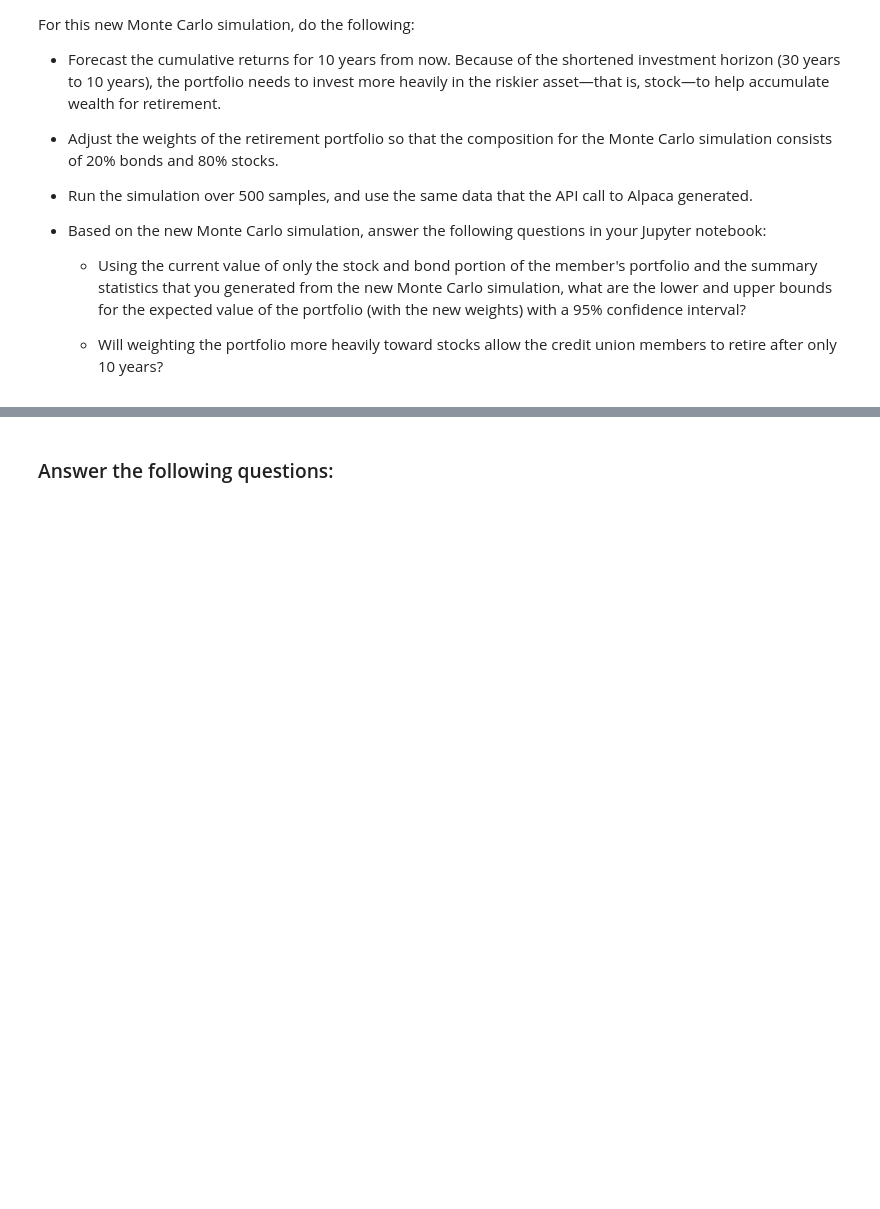
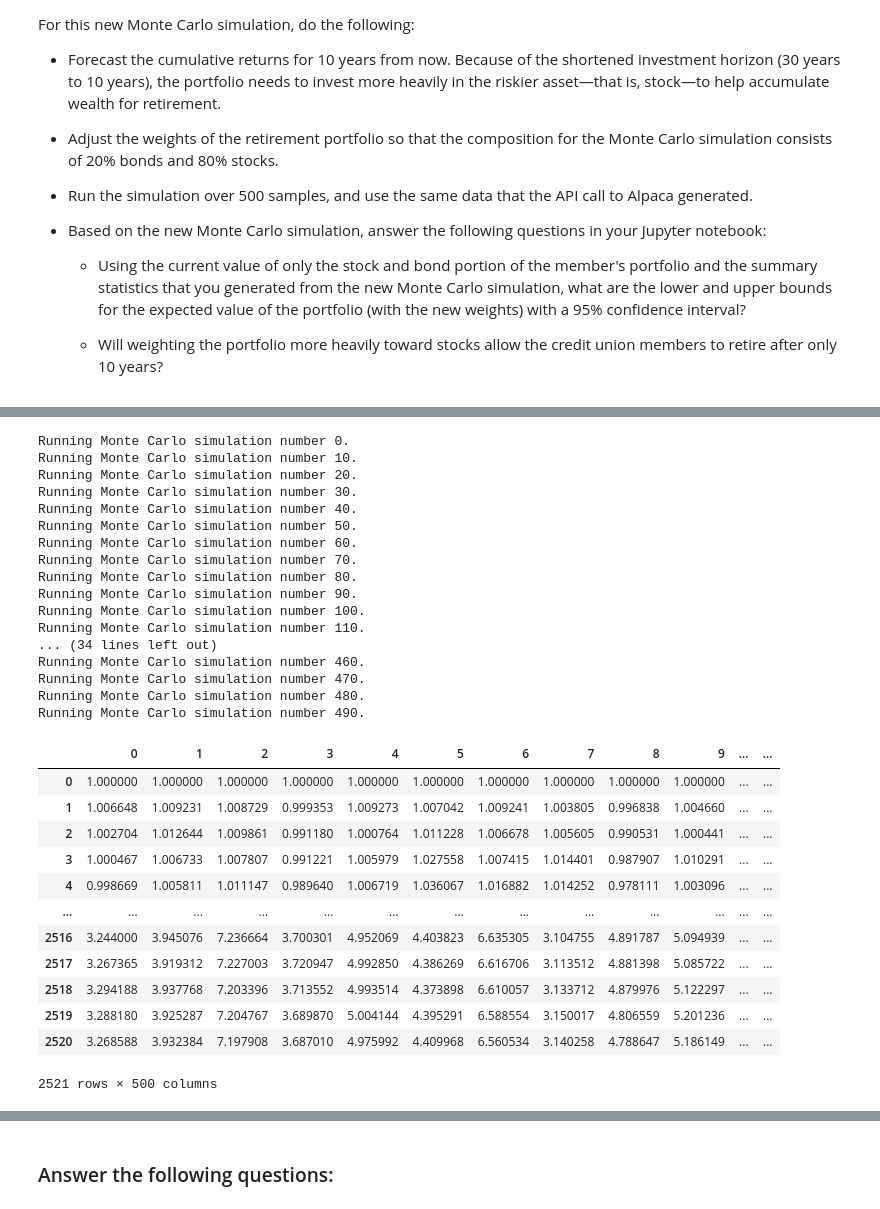
Before and after one commit to flyfishjay/challenge_week_5, a Jupyter notebook: financial_planning_tools.ipynb, the cells around one changed output, grey strips where cells are left out. Cells and saved outputs as stored; diff of their text form; code cells hidden in the pictures; blank space fills up the shorter version.

```diff
--- a/financial_planning_tools.ipynb
+++ b/financial_planning_tools.ipynb
@@ -628,6 +635,37 @@ For this new Monte Carlo simulation, do the following:
 # %%
 # Run the Monte Carlo simulation to forecast 10 years cumulative returns
-# YOUR CODE HERE
+MC_20_80.calc_cumulative_return()
+# %% [output]
+Running Monte Carlo simulation number 0.
+Running Monte Carlo simulation number 10.
+Running Monte Carlo simulation number 20.
+Running Monte Carlo simulation number 30.
+Running Monte Carlo simulation number 40.
+Running Monte Carlo simulation number 50.
+Running Monte Carlo simulation number 60.
+Running Monte Carlo simulation number 70.
+Running Monte Carlo simulation number 80.
+Running Monte Carlo simulation number 90.
+Running Monte Carlo simulation number 100.
+Running Monte Carlo simulation number 110.
+... (34 lines left out)
+Running Monte Carlo simulation number 460.
+Running Monte Carlo simulation number 470.
+Running Monte Carlo simulation number 480.
+Running Monte Carlo simulation number 490.
+|  | 0 | 1 | 2 | 3 | 4 | 5 | 6 | 7 | 8 | 9 | ... | ... |
+| 0 | 1.000000 | 1.000000 | 1.000000 | 1.000000 | 1.000000 | 1.000000 | 1.000000 | 1.000000 | 1.000000 | 1.000000 | ... | ... |
+| 1 | 1.006648 | 1.009231 | 1.008729 | 0.999353 | 1.009273 | 1.007042 | 1.009241 | 1.003805 | 0.996838 | 1.004660 | ... | ... |
+| 2 | 1.002704 | 1.012644 | 1.009861 | 0.991180 | 1.000764 | 1.011228 | 1.006678 | 1.005605 | 0.990531 | 1.000441 | ... | ... |
+| 3 | 1.000467 | 1.006733 | 1.007807 | 0.991221 | 1.005979 | 1.027558 | 1.007415 | 1.014401 | 0.987907 | 1.010291 | ... | ... |
+| 4 | 0.998669 | 1.005811 | 1.011147 | 0.989640 | 1.006719 | 1.036067 | 1.016882 | 1.014252 | 0.978111 | 1.003096 | ... | ... |
+| ... | ... | ... | ... | ... | ... | ... | ... | ... | ... | ... | ... | ... |
+| 2516 | 3.244000 | 3.945076 | 7.236664 | 3.700301 | 4.952069 | 4.403823 | 6.635305 | 3.104755 | 4.891787 | 5.094939 | ... | ... |
+| 2517 | 3.267365 | 3.919312 | 7.227003 | 3.720947 | 4.992850 | 4.386269 | 6.616706 | 3.113512 | 4.881398 | 5.085722 | ... | ... |
+| 2518 | 3.294188 | 3.937768 | 7.203396 | 3.713552 | 4.993514 | 4.373898 | 6.610057 | 3.133712 | 4.879976 | 5.122297 | ... | ... |
+| 2519 | 3.288180 | 3.925287 | 7.204767 | 3.689870 | 5.004144 | 4.395291 | 6.588554 | 3.150017 | 4.806559 | 5.201236 | ... | ... |
+| 2520 | 3.268588 | 3.932384 | 7.197908 | 3.687010 | 4.975992 | 4.409968 | 6.560534 | 3.140258 | 4.788647 | 5.186149 | ... | ... |
+2521 rows × 500 columns
 # %%
 # Visualize the 10-year Monte Carlo simulation by creating an
 # overlay line plot
```
Also changed, not shown: parts of 17 cells of this notebook.
